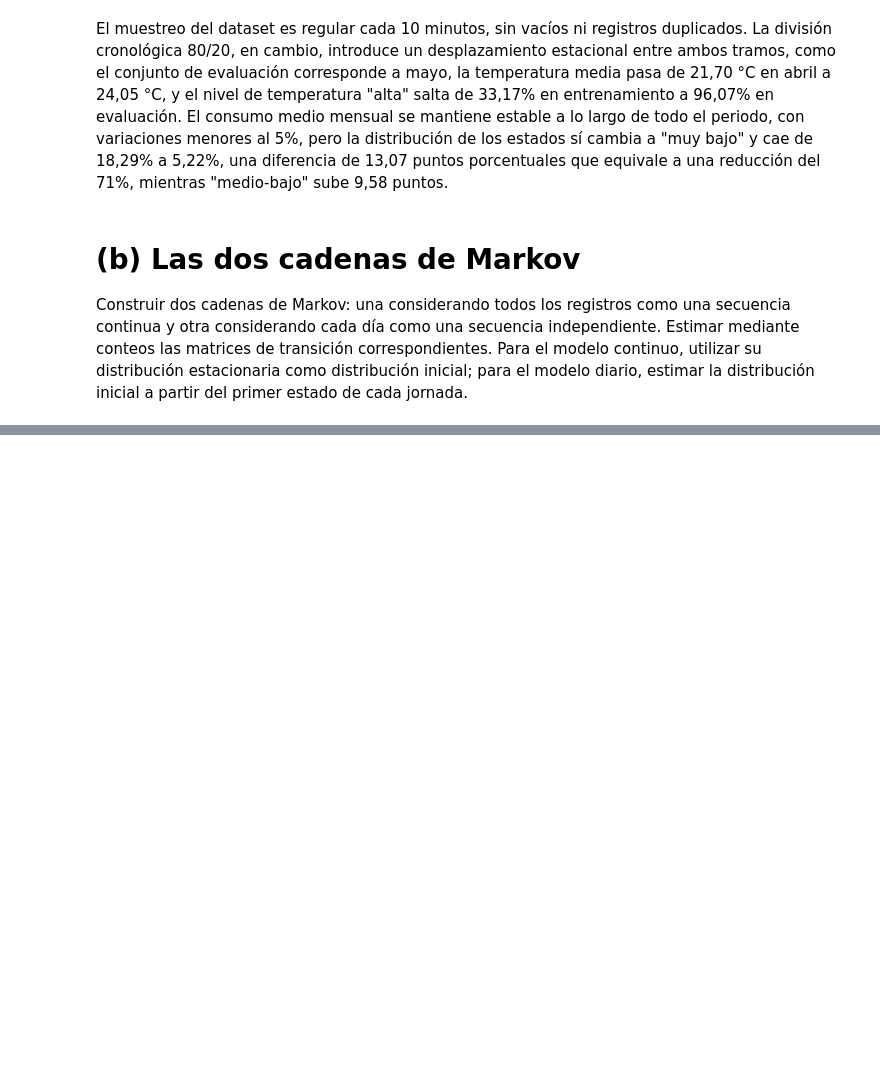
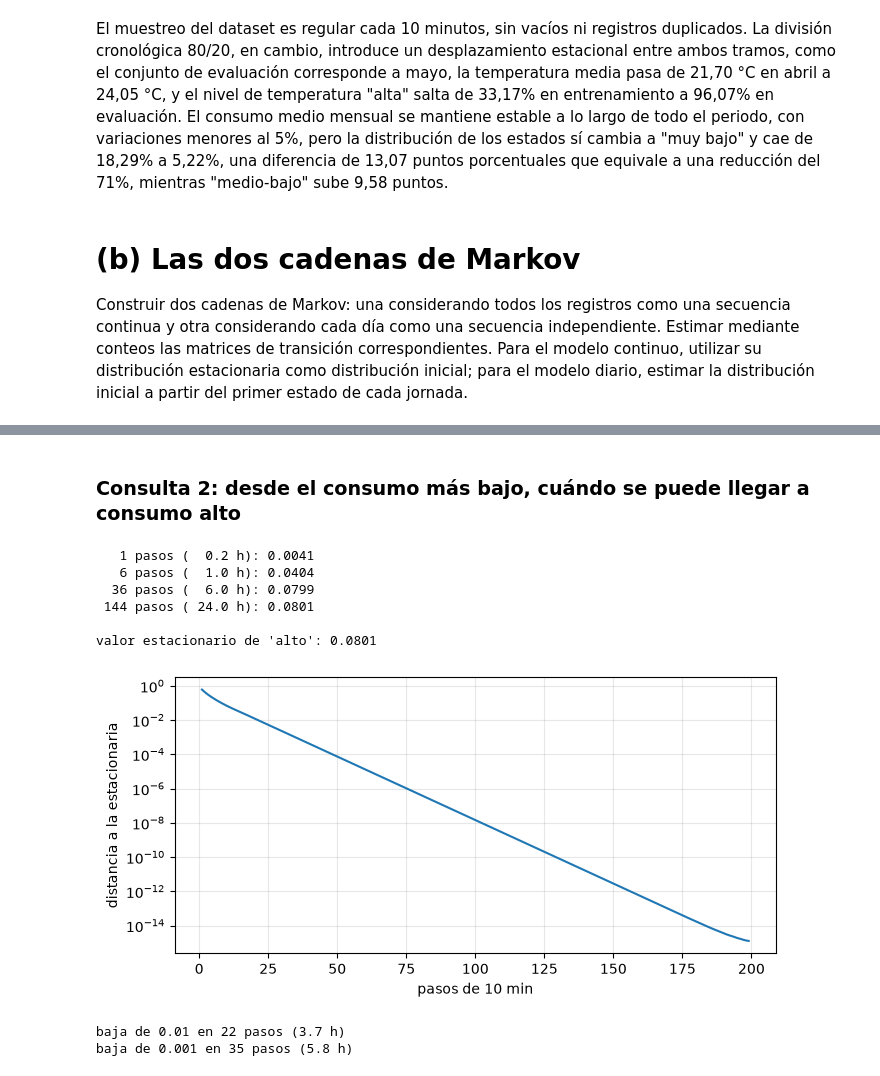
Before and after one commit to Shimumuu/Tareas_AI_2026, a Jupyter notebook: Magdalena_Correa_Martin_Melo_Tarea1_Part2.ipynb, the cells around one changed output, grey strips where cells are left out. Cells and saved outputs as stored; diff of their text form; code cells hidden in the pictures; blank space fills up the shorter version.

```diff
--- a/Magdalena_Correa_Martin_Melo_Tarea1_Part2.ipynb
+++ b/Magdalena_Correa_Martin_Melo_Tarea1_Part2.ipynb
@@ -292,0 +439,35 @@ distribución inicial a partir del primer estado de cada jornada.
+# %% [markdown]
+### Consulta 2: desde el consumo más bajo, cuándo se puede llegar a consumo alto
+# %%
+for pasos in [1, 6, 36, 144]:
+    p = np.linalg.matrix_power(A_cont, pasos)[0, 4]
+    print(f"{pasos:4d} pasos ({pasos*10/60:5.1f} h): {p:.4f}")
+
+print("\nvalor estacionario de 'alto':", round(pi_cont[4], 4))
+# %% [output]
+   1 pasos (  0.2 h): 0.0041
+   6 pasos (  1.0 h): 0.0404
+  36 pasos (  6.0 h): 0.0799
+ 144 pasos ( 24.0 h): 0.0801
+
+valor estacionario de 'alto': 0.0801
+# %%
+# Cuánto tarda A^k en parecerse a la estacionaria
+ks = np.arange(1, 200)
+dist = [abs(np.linalg.matrix_power(A_cont, k) - pi_cont).max() for k in ks]
+
+fig, ax = plt.subplots(figsize=(7, 3.5))
+ax.semilogy(ks, dist)
+ax.set_xlabel("pasos de 10 min")
+ax.set_ylabel("distancia a la estacionaria")
+ax.grid(alpha=0.3)
+plt.tight_layout()
+plt.show()
+
+for u in [1e-2, 1e-3]:
+    k = int(np.argmax(np.array(dist) < u)) + 1
+    print(f"baja de {u} en {k} pasos ({k*10/60:.1f} h)")
+# %% [output]
+[figure, added]
+baja de 0.01 en 22 pasos (3.7 h)
+baja de 0.001 en 35 pasos (5.8 h)
```
Also changed, not shown: parts of 20 cells of this notebook.
